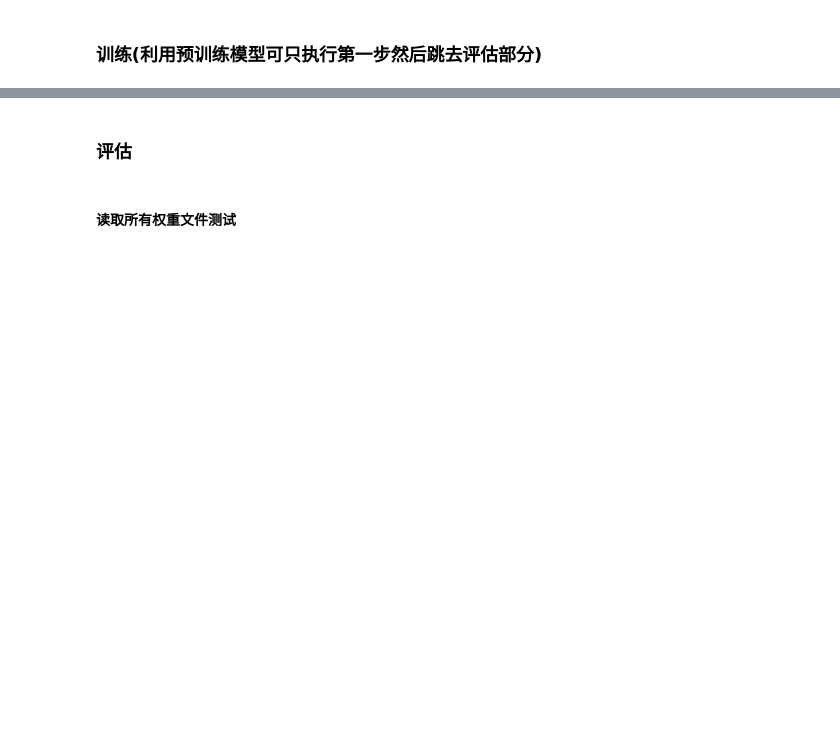
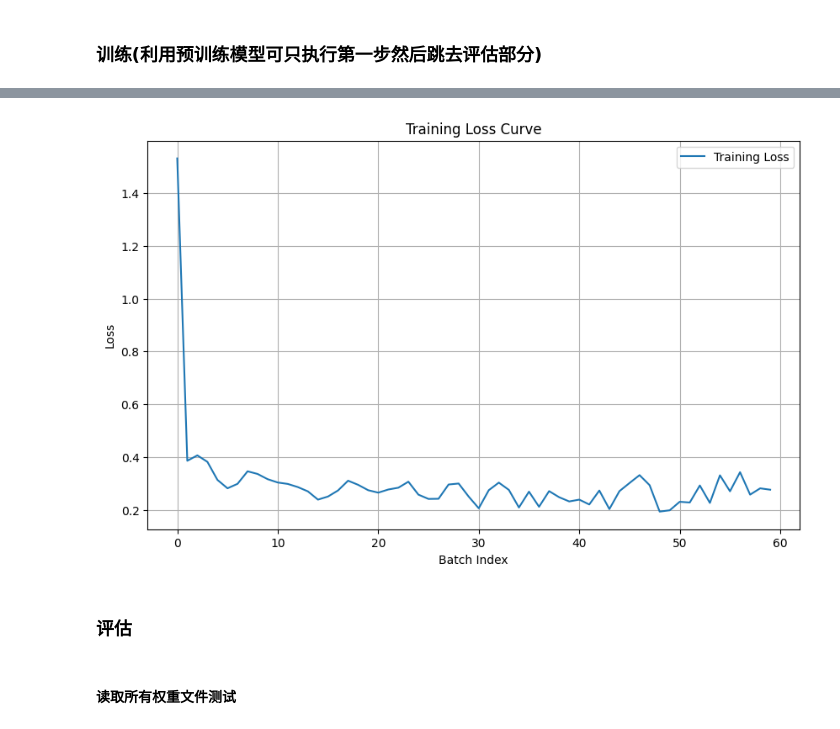
Before and after one commit to shirohasuki/KAN, a Jupyter notebook: experiments/experiments_with_print/model_test.ipynb, the cells around one changed output, grey strips where cells are left out. Drawn from its saved outputs; the diff is of its cells as text; code cells hidden in the pictures; blank space fills up the shorter version.

```diff
--- a/experiments/experiments_with_print/model_test.ipynb
+++ b/experiments/experiments_with_print/model_test.ipynb
@@ -7,7 +7,7 @@ sys.path.append('../../')
 
 from datasets.datasets import DatasetManager
 
-dataset_manager = DatasetManager(batch_size=2048)
+dataset_manager = DatasetManager(batch_size=512)
 # train_loader, test_loader = dataset_manager.cifar_dataset()
 train_loader, test_loader = dataset_manager.mnist_dataset()
 # %% [output]
@@ -338,20 +338,20 @@ from torchinfo import summary
 import os
 
 
-model_test = "WaveletKAN"
+# model_test = "WaveletKAN"
 # model_test = "KANKAN14"
 # model_test = "LassoKANKAN0.001"
-# model_test = "MLPMLP"
+model_test = "KANKAN"
 # model = KANKANReLU().to(device)  # Use 'cuda' for GPU
 # model = KANKANGELU().to(device)  # Use 'cuda' for GPU
 # model = KANKANMish().to(device)  # Use 'cuda' for GPU
-# model = KANKAN().to(device)  # Use 'cuda' for GPU
+model = KANKAN().to(device)  # Use 'cuda' for GPU
 # model = MLPMLP().to(device)  # Use 'cuda' for GPU
 # model = FourierKAN().to(device)  # Use 'cuda' for GPU
 # model = ChebyKAN().to(device)  # Use 'cuda' for GPU
 # model = JacobiKAN().to(device)  # Use 'cuda' for GPU
 # model = TaylorKAN().to(device)  # Use 'cuda' for GPU
-model = WaveletKAN().to(device)  # Use 'cuda' for GPU
+# model = WaveletKAN().to(device)  # Use 'cuda' for GPU
 # model = MLP().to(device)  # Use 'cuda' for GPU
 # model = CNNKAN().to(device)  # Use 'cuda' for GPU
 # model = CNNKAN().to(device)  # Use 'cuda' for GPU
@@ -381,9 +396,38 @@ Compile with `TORCH_USE_CUDA_DSA` to enable device-side assertions.
 from weights.weights import WeightManager
 weight_manager = WeightManager()
 # %%
+# import time
+
+# # Define the training loop
+# def train(model, device, train_loader, optimizer, epoch):
+#     model.train()
+#     for batch_idx, (data, target) in enumerate(train_loader):
+#         def closure():
+#             optimizer.zero_grad()
+#             output = model(data)
+#             loss = nn.CrossEntropyLoss()(output, target)
+#             loss.backward()
+#             return loss
+#         data, target = data.to(device), target.to(device)
+#         optimizer.step(closure)
+#         if batch_idx % 10 == 0:
+#             loss = closure()
+#             print(f'Train Epoch: {epoch} [{batch_idx * len(data)}/{len(train_loader.dataset)} ({100. * batch_idx / len(train_loader):.0f}%)]\tLoss: {loss.item():.6f}')
+
+# start_time = time.time()
+# for epoch in range(1, 6):
+#     train(model, device, train_loader, optimizer, epoch)
+#     weight_manager.save_model(model, optimizer, epoch=epoch, dir_name=model_test, file_name=f'{model_test}_{epoch}_checkpoint.pth')
+# end_time = time.time()
+# print(f"Training Time: {end_time - start_time}")
+
+
 import time
+import matplotlib.pyplot as plt
 
-# Define the training loop
+# 全局变量，用于记录损失值
+losses = []
+
 def train(model, device, train_loader, optimizer, epoch):
     model.train()
     for batch_idx, (data, target) in enumerate(train_loader):
@@ -397,11 +441,25 @@ def train(model, device, train_loader, optimizer, epoch):
         optimizer.step(closure)
         if batch_idx % 10 == 0:
             loss = closure()
+            # 将损失值保存到列表中
+            losses.append(loss.item())
             print(f'Train Epoch: {epoch} [{batch_idx * len(data)}/{len(train_loader.dataset)} ({100. * batch_idx / len(train_loader):.0f}%)]\tLoss: {loss.item():.6f}')
 
+# 训练模型并记录损失
 start_time = time.time()
 for epoch in range(1, 6):
     train(model, device, train_loader, optimizer, epoch)
     weight_manager.save_model(model, optimizer, epoch=epoch, dir_name=model_test, file_name=f'{model_test}_{epoch}_checkpoint.pth')
 end_time = time.time()
 print(f"Training Time: {end_time - start_time}")
+
+# 绘制训练曲线
+plt.figure(figsize=(10, 6))
+plt.plot(losses, label='Training Loss')
+plt.xlabel('Batch Index')
+plt.ylabel('Loss')
+plt.title('Training Loss Curve')
+plt.legend()
+plt.grid()
+plt.show()
+# %% [output]
@@ -408,3 +483,4 @@ print(f"Training Time: {end_time - start_time}")
+[figure, added]
 # %% [markdown]
 ### 评估
 # %% [markdown]
```
Also changed, not shown: parts of 4 cells of this notebook, 2 other files.
